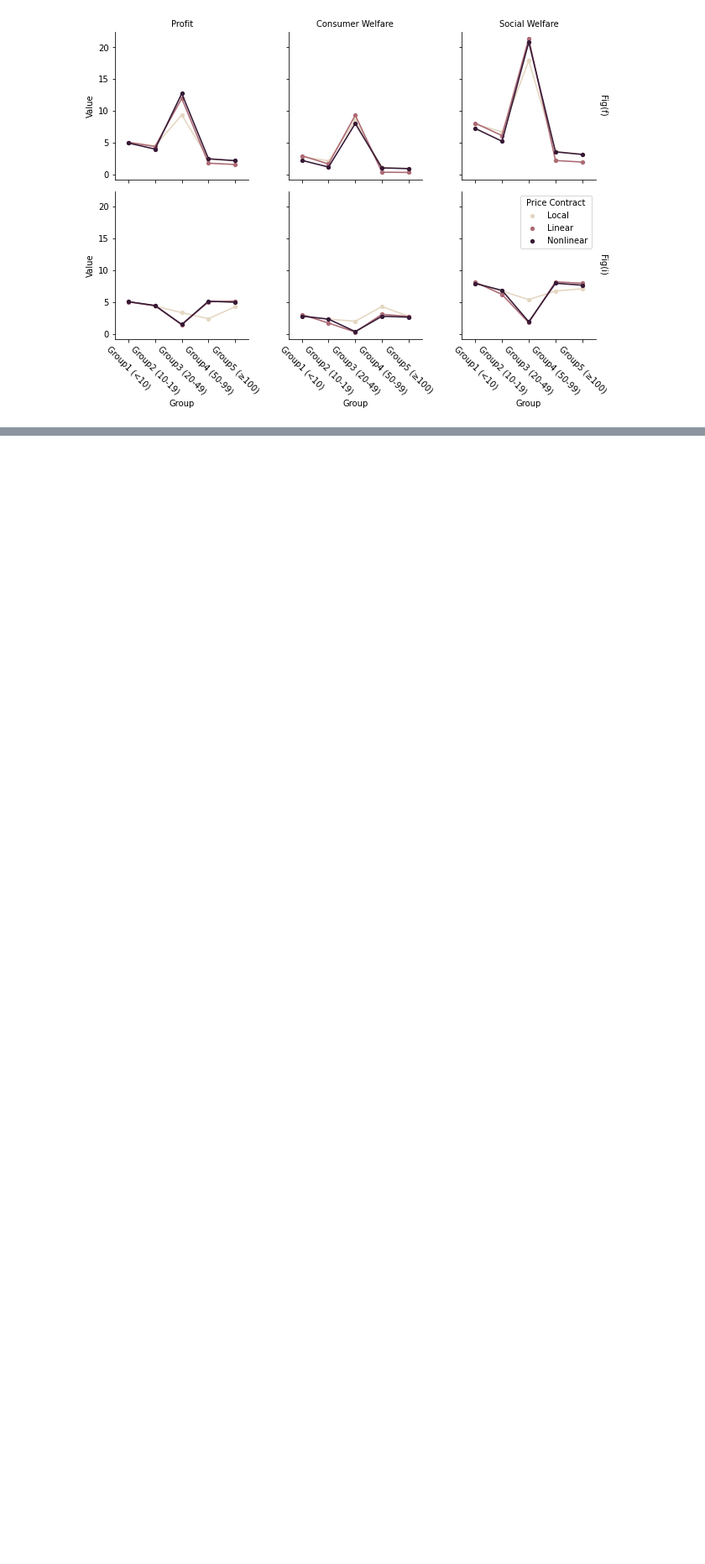
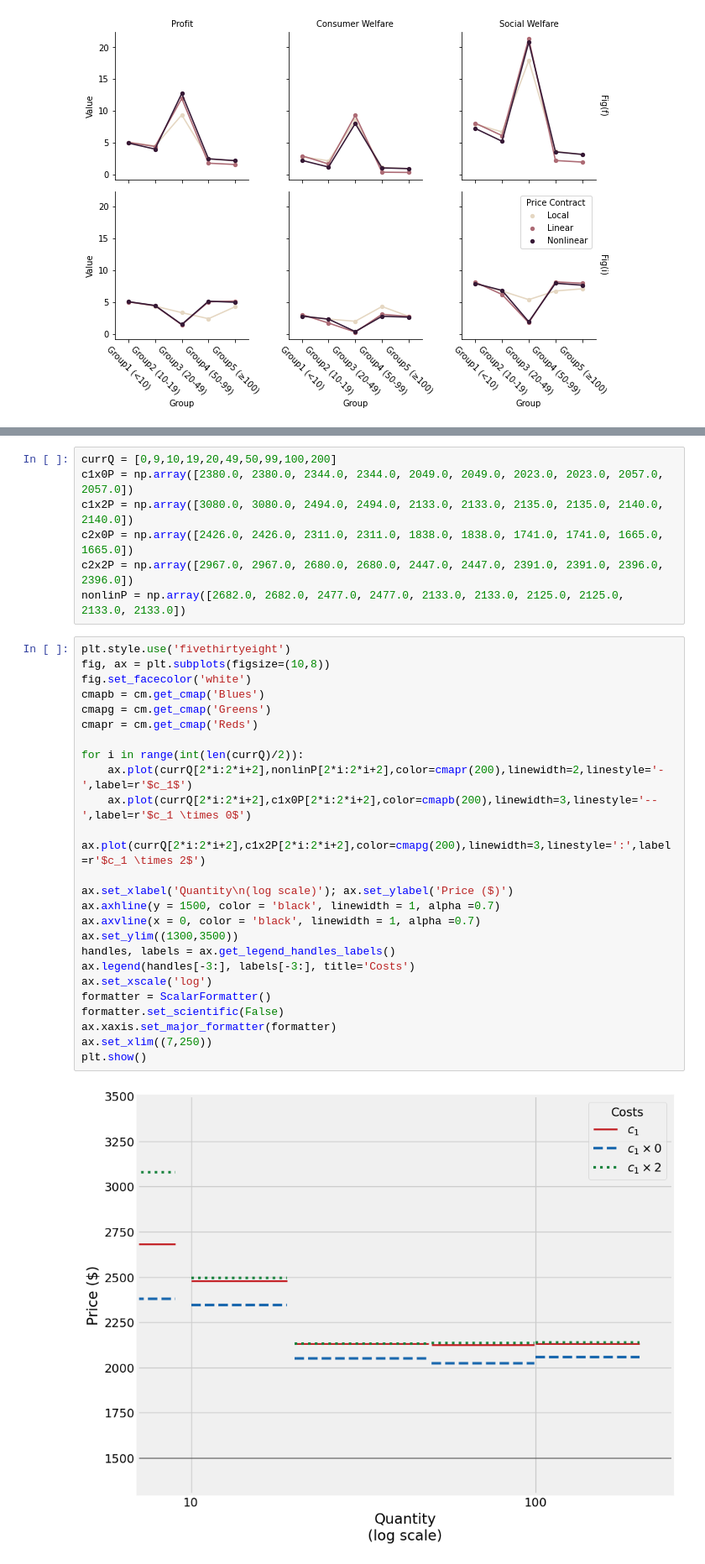
Before and after one commit to wanxii/nonlinear-pricing, a Jupyter notebook: welfare_groups.ipynb, the cells around one changed output, grey strips where cells are left out. Shown: that part at 84% size. Drawn from its saved outputs; the diff is of its cells as text; blank space fills up the shorter version.

Commit message:
Add counterfactual cost part

```diff
--- a/welfare_groups.ipynb
+++ b/welfare_groups.ipynb
@@ -566,0 +576,34 @@ counter_fi3_1.savefig("fig/counter_lc_l_nl.svg", dpi=400)
+# %%
+currQ = [0,9,10,19,20,49,50,99,100,200]
+c1x0P = np.array([2380.0, 2380.0, 2344.0, 2344.0, 2049.0, 2049.0, 2023.0, 2023.0, 2057.0, 2057.0])
+c1x2P = np.array([3080.0, 3080.0, 2494.0, 2494.0, 2133.0, 2133.0, 2135.0, 2135.0, 2140.0, 2140.0])
+c2x0P = np.array([2426.0, 2426.0, 2311.0, 2311.0, 1838.0, 1838.0, 1741.0, 1741.0, 1665.0, 1665.0])
+c2x2P = np.array([2967.0, 2967.0, 2680.0, 2680.0, 2447.0, 2447.0, 2391.0, 2391.0, 2396.0, 2396.0])
+nonlinP = np.array([2682.0, 2682.0, 2477.0, 2477.0, 2133.0, 2133.0, 2125.0, 2125.0, 2133.0, 2133.0])
+# %%
+plt.style.use('fivethirtyeight')
+fig, ax = plt.subplots(figsize=(10,8))
+fig.set_facecolor('white')
+cmapb = cm.get_cmap('Blues')
+cmapg = cm.get_cmap('Greens')
+cmapr = cm.get_cmap('Reds')
+
+for i in range(int(len(currQ)/2)):
+    ax.plot(currQ[2*i:2*i+2],nonlinP[2*i:2*i+2],color=cmapr(200),linewidth=2,linestyle='-',label=r'$c_1$')
+    ax.plot(currQ[2*i:2*i+2],c1x0P[2*i:2*i+2],color=cmapb(200),linewidth=3,linestyle='--',label=r'$c_1 \times 0$')
+    ax.plot(currQ[2*i:2*i+2],c1x2P[2*i:2*i+2],color=cmapg(200),linewidth=3,linestyle=':',label=r'$c_1 \times 2$')
+
+ax.set_xlabel('Quantity\n(log scale)'); ax.set_ylabel('Price ($)')
+ax.axhline(y = 1500, color = 'black', linewidth = 1, alpha =0.7)
+ax.axvline(x = 0, color = 'black', linewidth = 1, alpha =0.7)
+ax.set_ylim((1300,3500))
+handles, labels = ax.get_legend_handles_labels()
+ax.legend(handles[-3:], labels[-3:], title='Costs')
+ax.set_xscale('log')
+formatter = ScalarFormatter()
+formatter.set_scientific(False)
+ax.xaxis.set_major_formatter(formatter)
+ax.set_xlim((7,250))
+plt.show()
+# %% [output]
+[figure, added]
```
Also changed, not shown: parts of 8 cells of this notebook.
